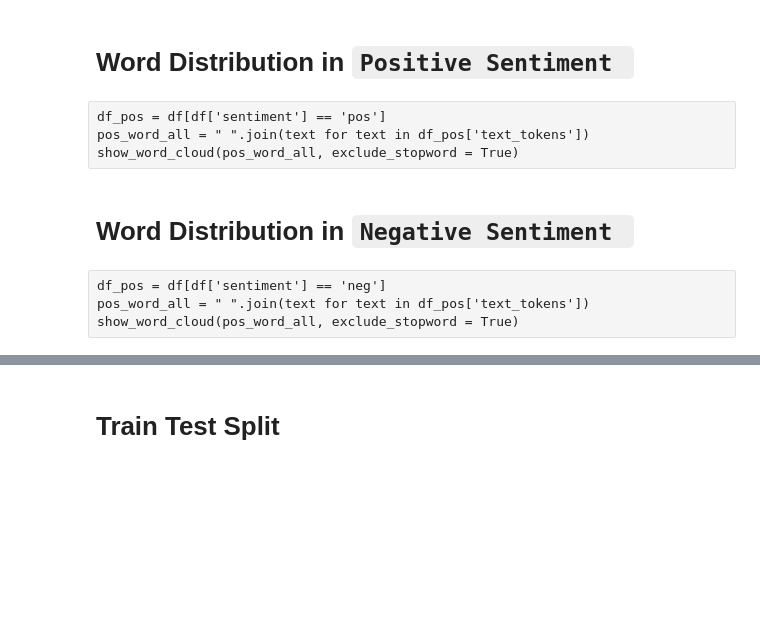
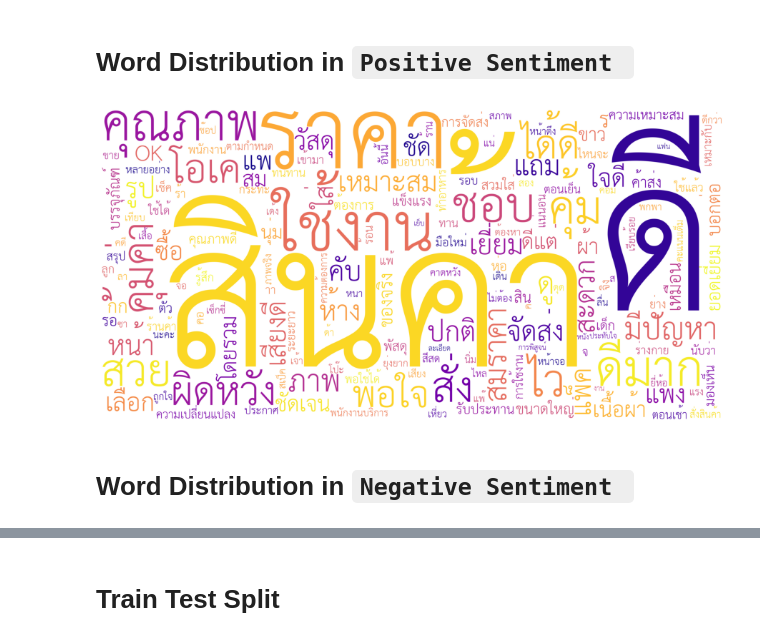
Before and after one commit to perlestot/Natural-Language-Processing, a Jupyter notebook: Sentiment Analysis/Thai Language/Thai Sentiment Analysis.ipynb, the cells around one changed output, grey strips where cells are left out. Saved outputs shown, nothing was run; the diff lists cells and outputs as text; code cells hidden in the pictures; blank space fills up the shorter version.

```diff
--- a/Sentiment Analysis/Thai Language/Thai Sentiment Analysis.ipynb
+++ b/Sentiment Analysis/Thai Language/Thai Sentiment Analysis.ipynb
@@ -127,15 +127,15 @@ percent_countplot(df, col_name='sentiment', figsize=(8,6))
 # %% [output]
 <AxesSubplot:title={'center':'Distribution by sentiment'}, xlabel='sentiment', ylabel='Frequency'>
 [figure]
+# %%
+df['text_tokens'] = df['text'].apply(lambda x: text_process(x, remove_thai_stopwords=False))
 # %% [markdown]
 # Word Distribution in `Positive Sentiment `
-# %% [raw]
-df_pos = df[df['sentiment'] == 'pos']
-pos_word_all = " ".join(text for text in df_pos['text_tokens'])
-show_word_cloud(pos_word_all, exclude_stopword = True)
+# %%
+df_pos = df[df['sentiment'] == 'pos']
+pos_word_all = " ".join(text for text in df_pos['text_tokens'])
+show_word_cloud(pos_word_all, exclude_stopword = True)
+# %% [output]
+[figure, added]
 # %% [markdown]
 # Word Distribution in `Negative Sentiment `
-# %% [raw]
-df_pos = df[df['sentiment'] == 'neg']
-pos_word_all = " ".join(text for text in df_pos['text_tokens'])
-show_word_cloud(pos_word_all, exclude_stopword = True)
```
Also changed, not shown: parts of 8 cells of this notebook.
